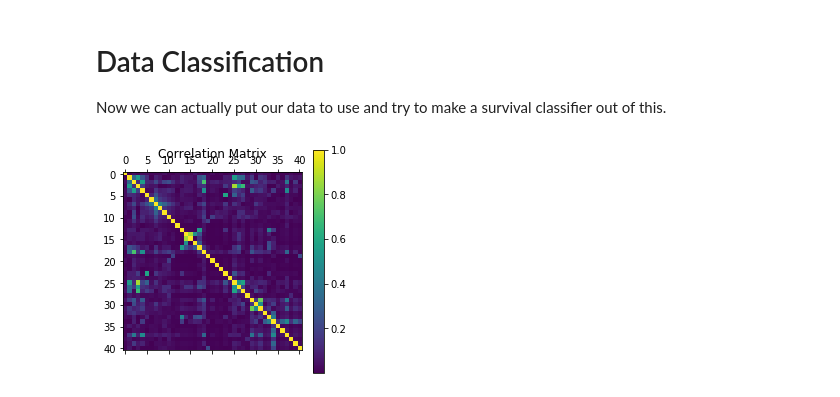
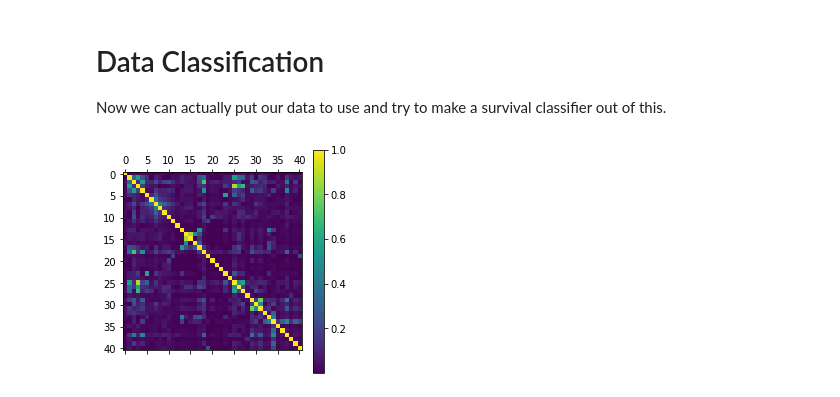
Before and after one commit to blakemacnair/titanic, a Jupyter notebook: titanic.ipynb, the cells around one changed output. Saved outputs shown, nothing was run; the diff lists cells and outputs as text; code cells hidden in the pictures.

```diff
--- a/titanic.ipynb
+++ b/titanic.ipynb
@@ -746,9 +740,8 @@ Now we can actually put our data to use and try to make a survival classifier ou
 # %%
 corr = df.corr().abs()
 
 plt.matshow(df.corr().abs())
 cb = plt.colorbar()
-plt.title('Correlation Matrix')
 plt.show()
 # %% [output]
-[figure, old version]
+[figure, new version]
```
Also changed, not shown: parts of 27 cells of this notebook, 1 other file.
